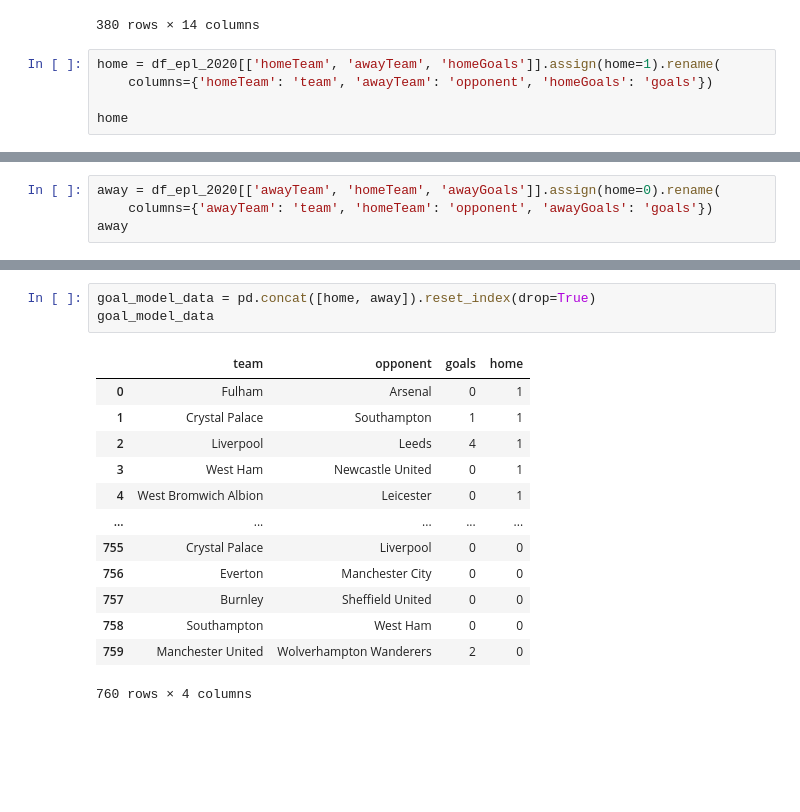
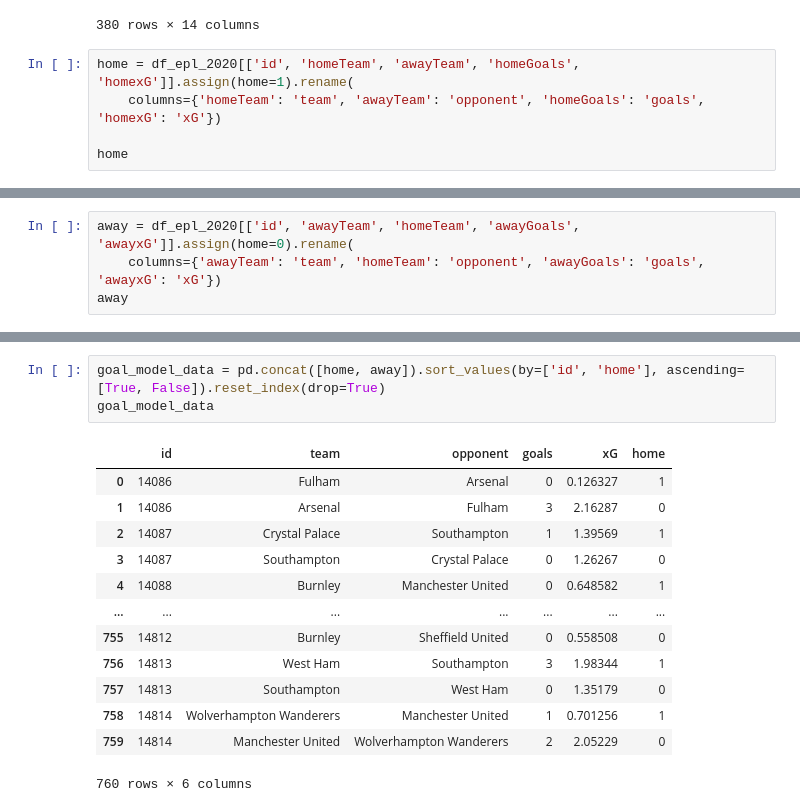
Before and after one commit to VictorAnnell/football-project, a Jupyter notebook: ClubPerformance.ipynb, the cells around one changed output, grey strips where cells are left out. Drawn from its saved outputs; the diff is of its cells as text; blank space fills up the shorter version.

```diff
--- a/ClubPerformance.ipynb
+++ b/ClubPerformance.ipynb
@@ -47,8 +47,8 @@ df_epl_2020
 | 379 | 14814 | True | {'id': '229', 'title': 'Wolverham... | {'id': '89', 'title': 'Manchester... | {'h': '1', 'a': '2'} | {'h': '0.701256', 'a': '2.05229'} | 2021-05-23 15:00:00 | {'w': '0.0767', 'd': '0.1725', 'l... | Wolverhampton Wanderers | Manchester United | ... |
 380 rows × 14 columns
 # %%
-home = df_epl_2020[['homeTeam', 'awayTeam', 'homeGoals']].assign(home=1).rename(
-    columns={'homeTeam': 'team', 'awayTeam': 'opponent', 'homeGoals': 'goals'})
+home = df_epl_2020[['id', 'homeTeam', 'awayTeam', 'homeGoals', 'homexG']].assign(home=1).rename(
+    columns={'homeTeam': 'team', 'awayTeam': 'opponent', 'homeGoals': 'goals', 'homexG': 'xG'})
 
 home
 # %% [output]
@@ -68,5 +68,5 @@ home
 # %%
-away = df_epl_2020[['awayTeam', 'homeTeam', 'awayGoals']].assign(home=0).rename(
-    columns={'awayTeam': 'team', 'homeTeam': 'opponent', 'awayGoals': 'goals'})
+away = df_epl_2020[['id', 'awayTeam', 'homeTeam', 'awayGoals', 'awayxG']].assign(home=0).rename(
+    columns={'awayTeam': 'team', 'homeTeam': 'opponent', 'awayGoals': 'goals', 'awayxG': 'xG'})
 away
 # %% [output]
@@ -86,17 +86,17 @@ away
 # %%
-goal_model_data = pd.concat([home, away]).reset_index(drop=True)
+goal_model_data = pd.concat([home, away]).sort_values(by=['id', 'home'], ascending=[True, False]).reset_index(drop=True)
 goal_model_data
 # %% [output]
-|  | team | opponent | goals | home |
-| 0 | Fulham | Arsenal | 0 | 1 |
-| 1 | Crystal Palace | Southampton | 1 | 1 |
-| 2 | Liverpool | Leeds | 4 | 1 |
-| 3 | West Ham | Newcastle United | 0 | 1 |
-| 4 | West Bromwich Albion | Leicester | 0 | 1 |
-| ... | ... | ... | ... | ... |
-| 755 | Crystal Palace | Liverpool | 0 | 0 |
-| 756 | Everton | Manchester City | 0 | 0 |
-| 757 | Burnley | Sheffield United | 0 | 0 |
-| 758 | Southampton | West Ham | 0 | 0 |
-| 759 | Manchester United | Wolverhampton Wanderers | 2 | 0 |
+|  | id | team | opponent | goals | xG | home |
+| 0 | 14086 | Fulham | Arsenal | 0 | 0.126327 | 1 |
+| 1 | 14086 | Arsenal | Fulham | 3 | 2.16287 | 0 |
+| 2 | 14087 | Crystal Palace | Southampton | 1 | 1.39569 | 1 |
+| 3 | 14087 | Southampton | Crystal Palace | 0 | 1.26267 | 0 |
+| 4 | 14088 | Burnley | Manchester United | 0 | 0.648582 | 1 |
+| ... | ... | ... | ... | ... | ... | ... |
+| 755 | 14812 | Burnley | Sheffield United | 0 | 0.558508 | 0 |
+| 756 | 14813 | West Ham | Southampton | 3 | 1.98344 | 1 |
+| 757 | 14813 | Southampton | West Ham | 0 | 1.35179 | 0 |
+| 758 | 14814 | Wolverhampton Wanderers | Manchester United | 1 | 0.701256 | 1 |
+| 759 | 14814 | Manchester United | Wolverhampton Wanderers | 2 | 2.05229 | 0 |
-760 rows × 4 columns
+760 rows × 6 columns
```
Also changed, not shown: parts of 6 cells of this notebook.
